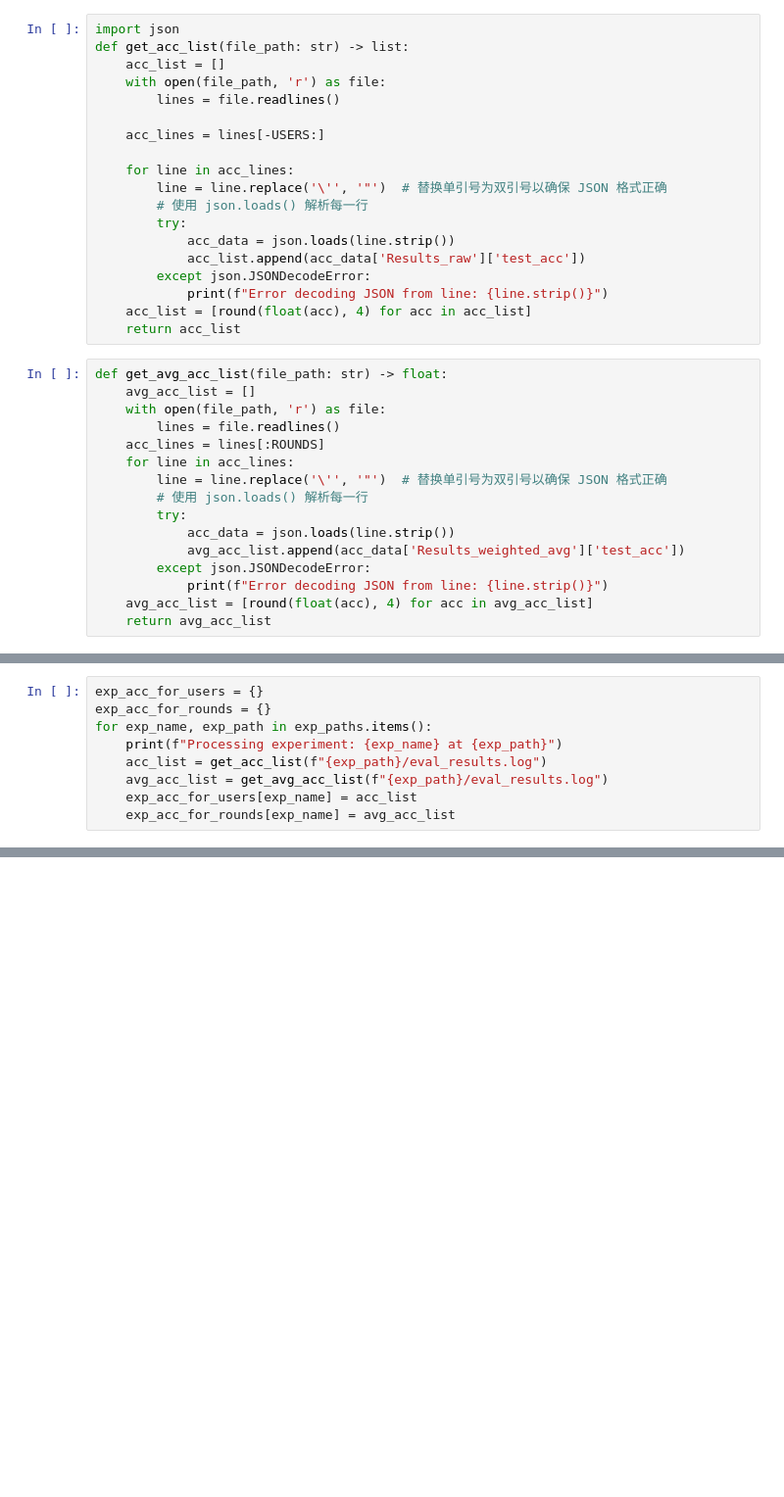
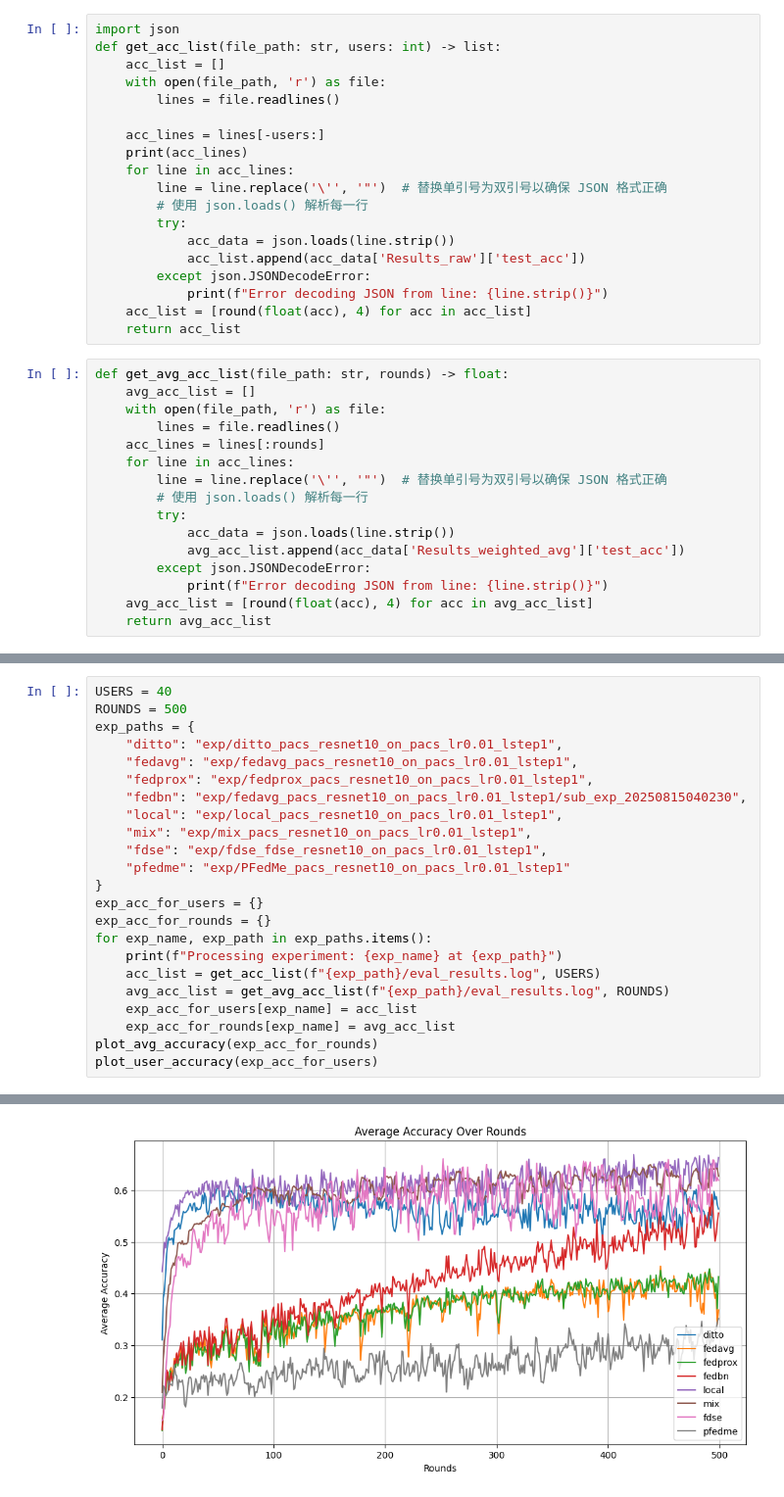
Before and after one commit to lzy756/FederatedScope, a Jupyter notebook: exp_analyze.ipynb, the cells around one changed output, grey strips where cells are left out. Shown at 98% size. Drawn from its saved outputs; the diff is of its cells as text; blank space fills up the shorter version.

```diff
--- a/exp_analyze.ipynb
+++ b/exp_analyze.ipynb
@@ -4,12 +1,12 @@ ROUNDS = 500
 # %%
 import json
-def get_acc_list(file_path: str) -> list:
+def get_acc_list(file_path: str, users: int) -> list:
     acc_list = []
     with open(file_path, 'r') as file:
         lines = file.readlines()
 
-    acc_lines = lines[-USERS:]
-
+    acc_lines = lines[-users:]
+    print(acc_lines)
     for line in acc_lines:
         line = line.replace('\'', '"')  # 替换单引号为双引号以确保 JSON 格式正确
         # 使用 json.loads() 解析每一行
@@ -21,11 +18,11 @@ def get_acc_list(file_path: str) -> list:
     acc_list = [round(float(acc), 4) for acc in acc_list]
     return acc_list
 # %%
-def get_avg_acc_list(file_path: str) -> float:
+def get_avg_acc_list(file_path: str, rounds) -> float:
     avg_acc_list = []
     with open(file_path, 'r') as file:
         lines = file.readlines()
-    acc_lines = lines[:ROUNDS]
+    acc_lines = lines[:rounds]
     for line in acc_lines:
         line = line.replace('\'', '"')  # 替换单引号为双引号以确保 JSON 格式正确
         # 使用 json.loads() 解析每一行
@@ -49,9 +35,0 @@ exp_paths = {
-# %%
-exp_acc_for_users = {}
-exp_acc_for_rounds = {}
-for exp_name, exp_path in exp_paths.items():
-    print(f"Processing experiment: {exp_name} at {exp_path}")
-    acc_list = get_acc_list(f"{exp_path}/eval_results.log")
-    avg_acc_list = get_avg_acc_list(f"{exp_path}/eval_results.log")
-    exp_acc_for_users[exp_name] = acc_list
-    exp_acc_for_rounds[exp_name] = avg_acc_list
@@ -103,0 +68,24 @@ plot_user_accuracy(exp_acc_for_users)
+# %%
+USERS = 40
+ROUNDS = 500
+exp_paths = {
+    "ditto": "exp/ditto_pacs_resnet10_on_pacs_lr0.01_lstep1",
+    "fedavg": "exp/fedavg_pacs_resnet10_on_pacs_lr0.01_lstep1",
+    "fedprox": "exp/fedprox_pacs_resnet10_on_pacs_lr0.01_lstep1",
+    "fedbn": "exp/fedavg_pacs_resnet10_on_pacs_lr0.01_lstep1/sub_exp_20250815040230",
+    "local": "exp/local_pacs_resnet10_on_pacs_lr0.01_lstep1",
+    "mix": "exp/mix_pacs_resnet10_on_pacs_lr0.01_lstep1",
+    "fdse": "exp/fdse_fdse_resnet10_on_pacs_lr0.01_lstep1",
+    "pfedme": "exp/PFedMe_pacs_resnet10_on_pacs_lr0.01_lstep1"
+}
+exp_acc_for_users = {}
+exp_acc_for_rounds = {}
+for exp_name, exp_path in exp_paths.items():
+    print(f"Processing experiment: {exp_name} at {exp_path}")
+    acc_list = get_acc_list(f"{exp_path}/eval_results.log", USERS)
+    avg_acc_list = get_avg_acc_list(f"{exp_path}/eval_results.log", ROUNDS)
+    exp_acc_for_users[exp_name] = acc_list
+    exp_acc_for_rounds[exp_name] = avg_acc_list
+plot_avg_accuracy(exp_acc_for_rounds)
+plot_user_accuracy(exp_acc_for_users)
+# %% [output]
@@ -103,0 +108 @@ plot_user_accuracy(exp_acc_for_users)
+[figure, added]
```
Also changed, not shown: parts of 7 cells of this notebook, 27 other files.
